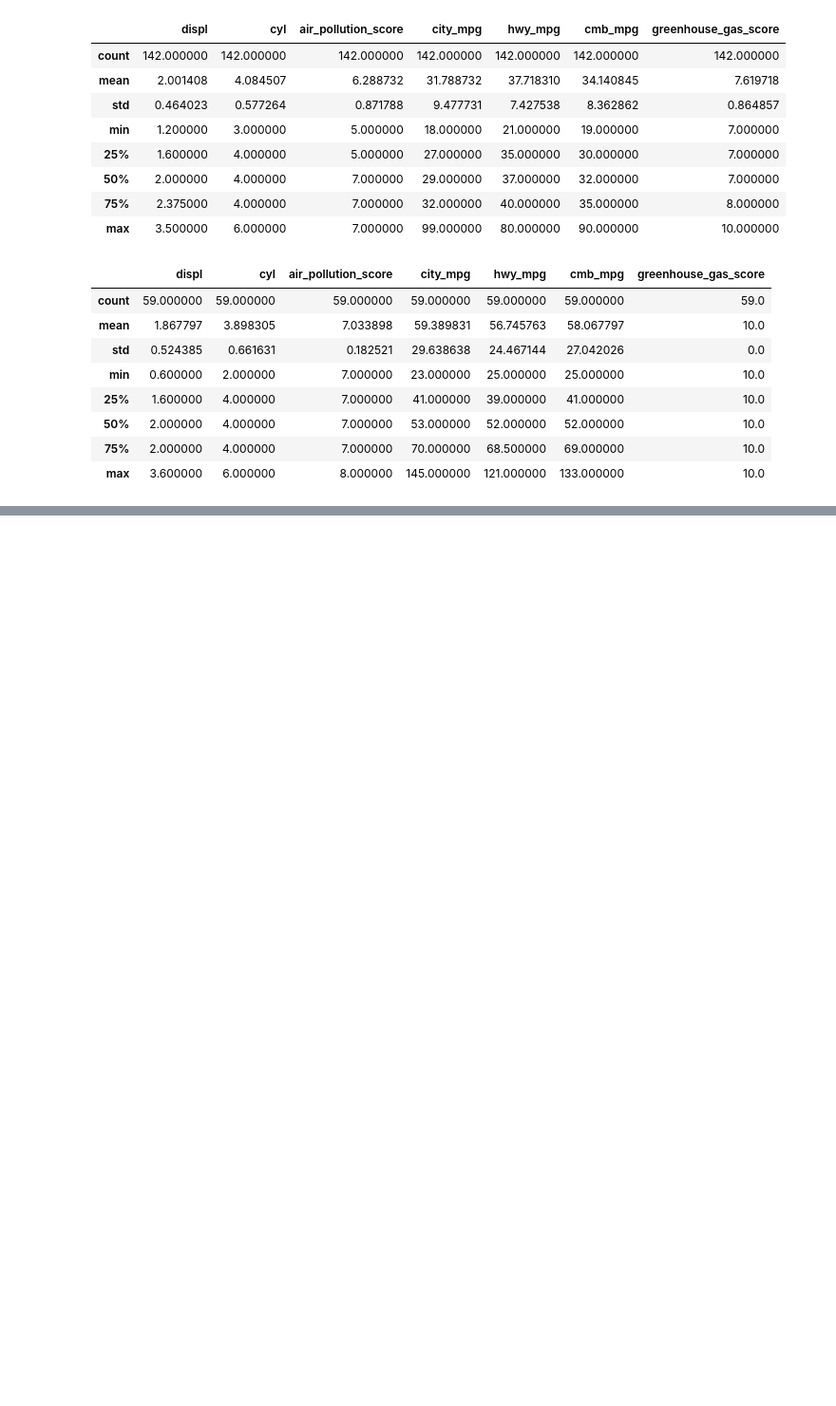
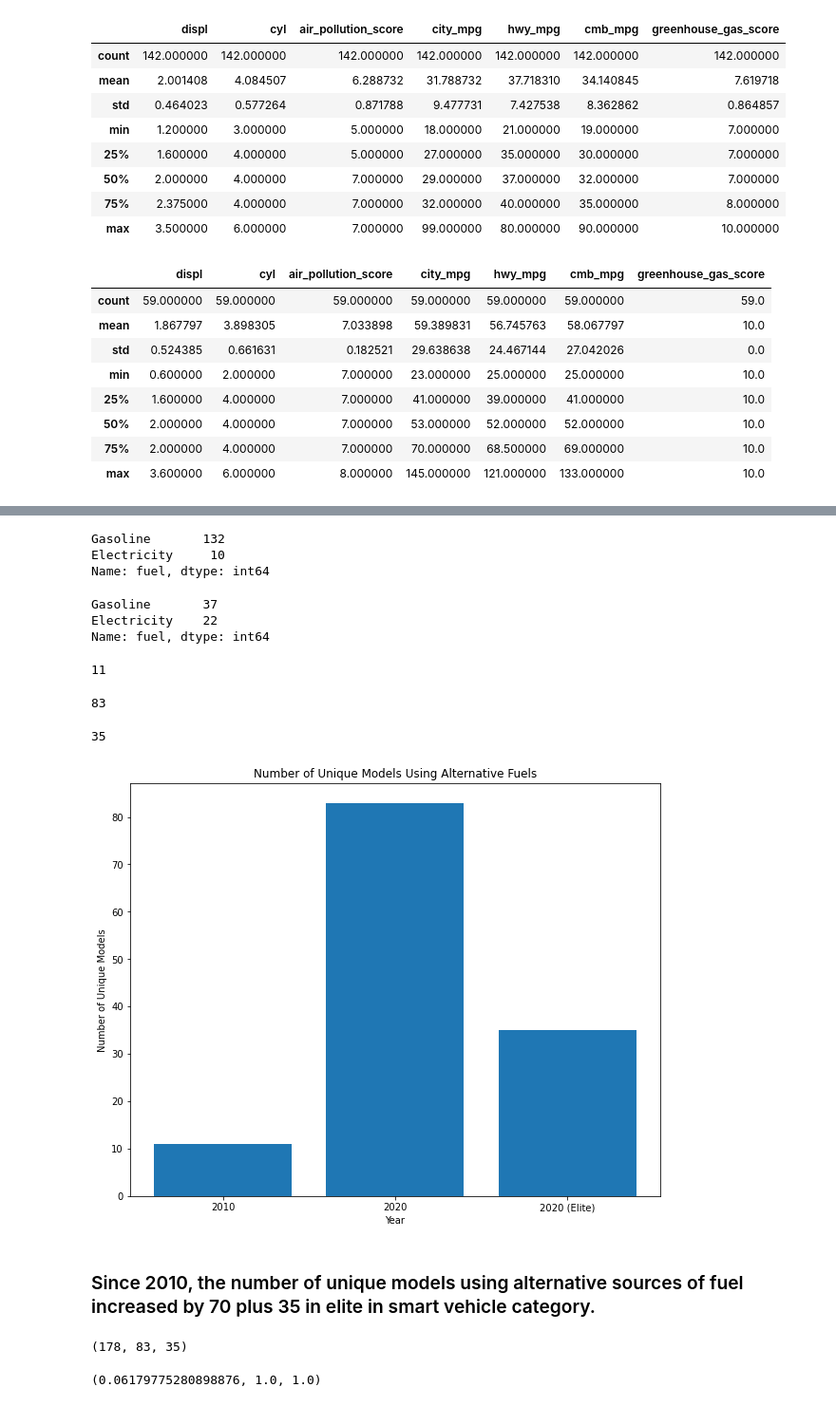
Before and after one commit to 0xNILADRI/fuel-economy-vehicle, a Jupyter notebook: 3.Drawing_Conclusions.ipynb, the cells around one changed output, grey strips where cells are left out. Shown at 95% size. Cells and saved outputs as stored; diff of their text form; code cells hidden in the pictures; blank space fills up the shorter version.

```diff
--- a/3.Drawing_Conclusions.ipynb
+++ b/3.Drawing_Conclusions.ipynb
@@ -221,0 +233,60 @@ smart_elite_2020.describe()
+# %%
+# value counts of fuels for year 2020
+smart_yes_2020.fuel.value_counts()
+# %% [output]
+Gasoline       132
+Electricity     10
+Name: fuel, dtype: int64
+# %%
+# value counts of fuels for year 2020
+smart_elite_2020.fuel.value_counts()
+# %% [output]
+Gasoline       37
+Electricity    22
+Name: fuel, dtype: int64
+# %%
+# how many unique models used alternative sources of fuel in 2010 -- smart vehicles
+smart_alt_2010 = smart_2010.query('fuel in ["Ethanol", "Gas"]').model.nunique()
+smart_alt_2010
+# %% [output]
+11
+# %%
+# how many unique models used alternative sources of fuel in 2020 -- smart vehicles
+smart_alt_2020 = smart_yes_2020.query('fuel in ["Gasoline", "Electricity"]').model.nunique()
+smart_alt_2020
+# %% [output]
+83
+# %%
+# how many unique models used alternative sources of fuel in 2020 -- smart vehicles
+elite_alt_2020 = smart_elite_2020.query('fuel in ["Gasoline", "Electricity"]').model.nunique()
+elite_alt_2020
+# %% [output]
+35
+# %%
+# bar plot
+plt.subplots(figsize=(10, 8))
+plt.bar(["2010", "2020", "2020 (Elite)"], [smart_alt_2010, smart_alt_2020, elite_alt_2020])
+plt.title("Number of Unique Models Using Alternative Fuels")
+plt.xlabel("Year")
+plt.ylabel("Number of Unique Models");
+# %% [output]
+[figure, added]
+# %% [markdown]
+### Since 2010, the number of unique models using alternative sources of fuel increased by 70 plus 35 in elite in smart vehicle category.
+# %%
+# total unique models each year
+smart_total_2010 = smart_2010.model.nunique()
+smart_total_2020 = smart_yes_2020.model.nunique()
+elite_total_2020 = smart_elite_2020.model.nunique()
+smart_total_2010, smart_total_2020, elite_total_2020
+# %% [output]
+(178, 83, 35)
+# %%
+# proportion of alternate fuel option vehicle count vs total vehicle
+smart_prop_2010 = smart_alt_2010/smart_total_2010
+smart_prop_2020 = smart_alt_2020/smart_total_2020
+elite_prop_2020 = elite_alt_2020/elite_total_2020
+
+smart_prop_2010, smart_prop_2020, elite_prop_2020
+# %% [output]
+(0.06179775280898876, 1.0, 1.0)
```
Also changed, not shown: parts of 22 cells of this notebook.
